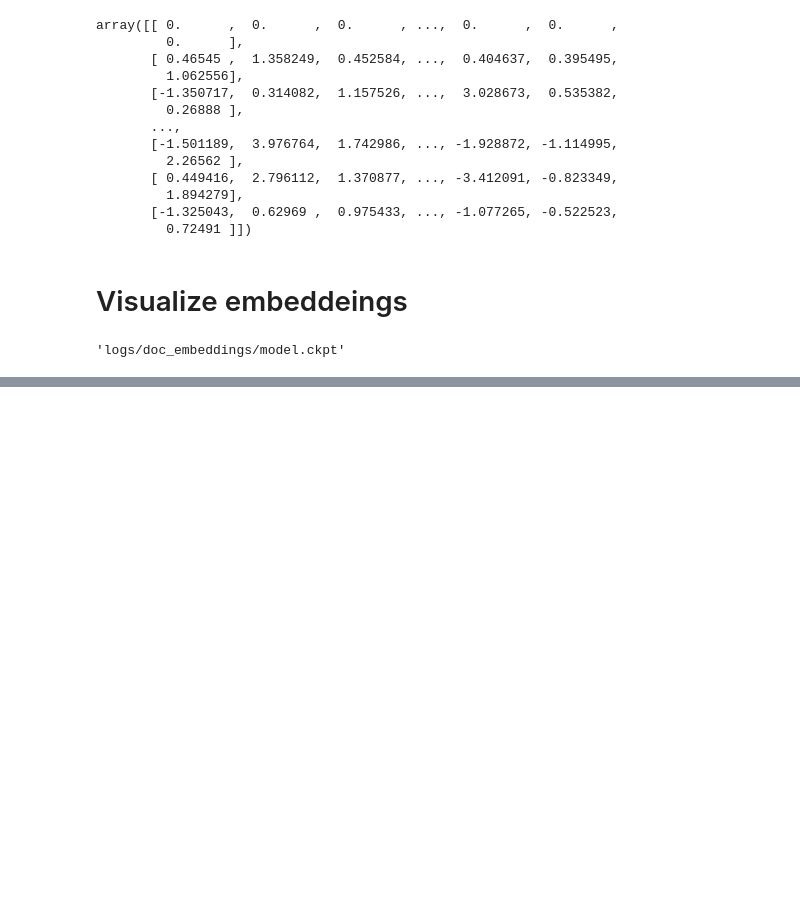
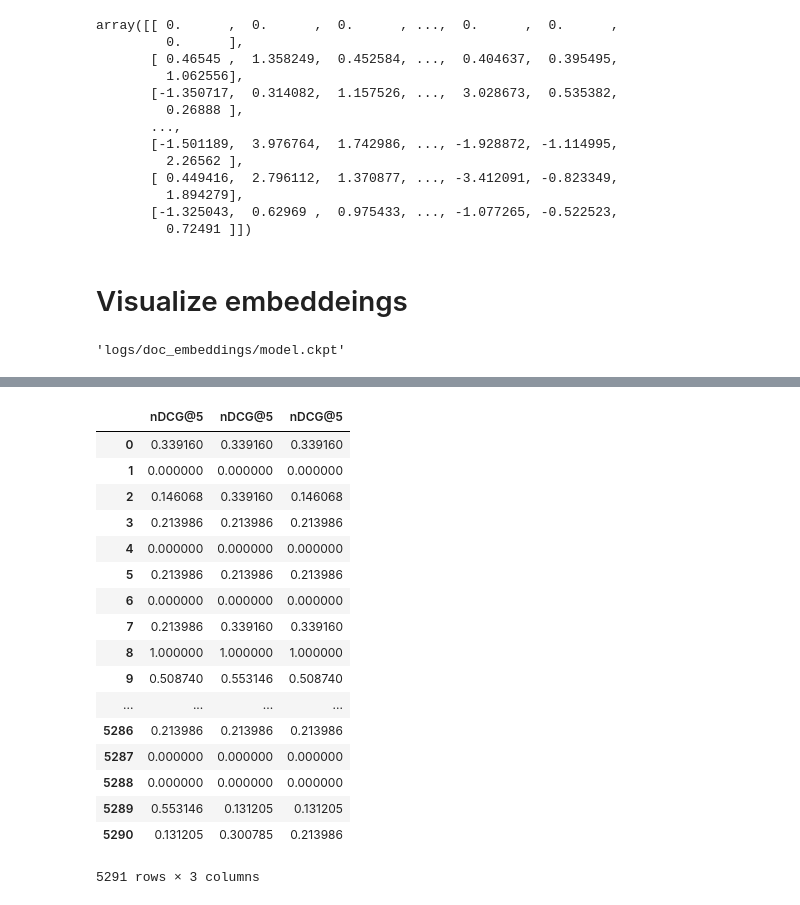
Before and after one commit to zwanli/ConvMF, a Jupyter notebook: analyze model.ipynb, the cells around one changed output, grey strips where cells are left out. Drawn from its saved outputs; the diff is of its cells as text; code cells hidden in the pictures; blank space fills up the shorter version.

```diff
--- a/analyze model.ipynb
+++ b/analyze model.ipynb
@@ -162,0 +166,9 @@ saver.save(sess,os.path.join(LOG_DIR, 'model.ckpt' ))
+# %%
+f = 2
+file_cnn ='/home/wanliz/data/Extended_ctr/convmf/citeulike_a_extended/results/best_results/12-9_in-matrix-200_no-val_0.01-100-alpha-cnn-100/fold-%d/results-users.dat' %f
+file_other = '/home/wanliz/data/Extended_ctr/convmf/citeulike_a_extended/results/best_results/12-9_in-matrix-200_no-val_0.01-100-alpha-cnn-100_raw_att_150-50/fold-%d/results-users.dat'%f
+mf ='/home/wanliz/data/Extended_ctr/convmf/citeulike_a_extended/results/best_results/11-9_in-matrix-200_no-val_0.01-100-w-mf/fold-%d/results-users.dat'%f
+cnn_results_users =  pd.read_table(file_cnn,delim_whitespace=True)
+results_users = pd.read_table(file_other,delim_whitespace=True)
+mf_results_users = pd.read_table(mf,delim_whitespace=True)
+# results_users_cnn
@@ -162,0 +199,22 @@ saver.save(sess,os.path.join(LOG_DIR, 'model.ckpt' ))
+# %%
+df = pd.concat((results_users.iloc[:,15],cnn_results_users.iloc[:,15],mf_results_users.iloc[:,15]),axis=1)
+df
+# %% [output]
+|  | nDCG@5 | nDCG@5 | nDCG@5 |
+| 0 | 0.339160 | 0.339160 | 0.339160 |
+| 1 | 0.000000 | 0.000000 | 0.000000 |
+| 2 | 0.146068 | 0.339160 | 0.146068 |
+| 3 | 0.213986 | 0.213986 | 0.213986 |
+| 4 | 0.000000 | 0.000000 | 0.000000 |
+| 5 | 0.213986 | 0.213986 | 0.213986 |
+| 6 | 0.000000 | 0.000000 | 0.000000 |
+| 7 | 0.213986 | 0.339160 | 0.339160 |
+| 8 | 1.000000 | 1.000000 | 1.000000 |
+| 9 | 0.508740 | 0.553146 | 0.508740 |
+| ... | ... | ... | ... |
+| 5286 | 0.213986 | 0.213986 | 0.213986 |
+| 5287 | 0.000000 | 0.000000 | 0.000000 |
+| 5288 | 0.000000 | 0.000000 | 0.000000 |
+| 5289 | 0.553146 | 0.131205 | 0.131205 |
+| 5290 | 0.131205 | 0.300785 | 0.213986 |
+5291 rows × 3 columns
```
Also changed, not shown: parts of 2 cells of this notebook, 4 other files.
